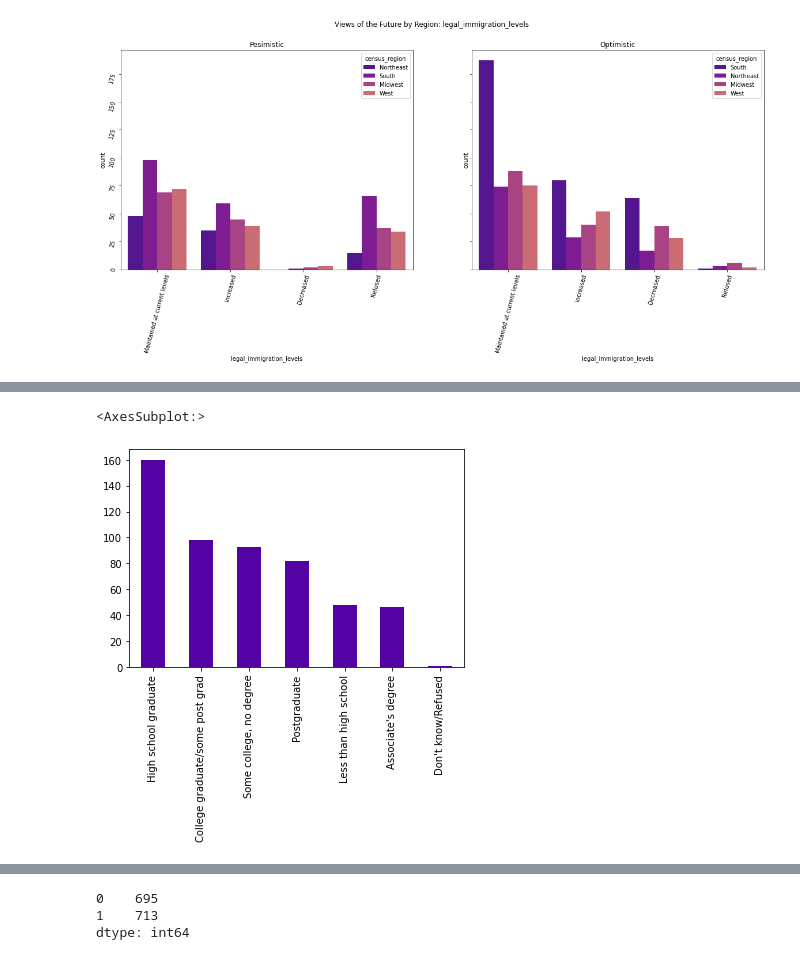
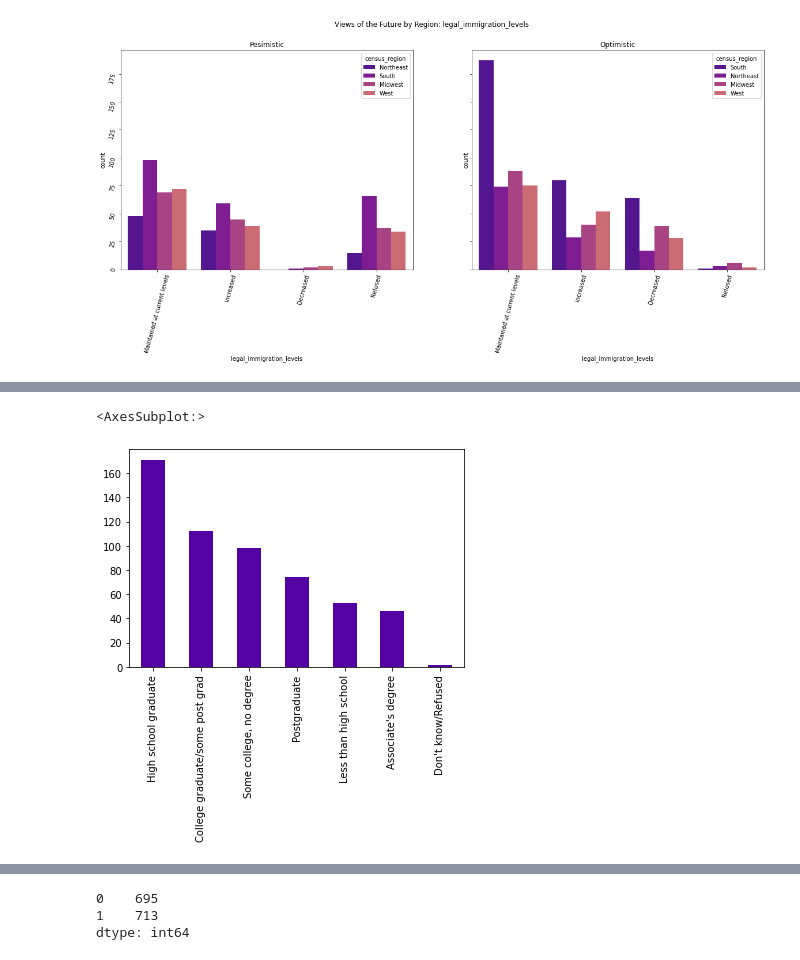
Before and after one commit to american-perspectives-capstone/american-attitudes, a Jupyter notebook: rough_notebooks/jasons_explore.ipynb, the cells around one changed output, grey strips where cells are left out. Cells and saved outputs as stored; diff of their text form; code cells hidden in the pictures.

```diff
--- a/rough_notebooks/jasons_explore.ipynb
+++ b/rough_notebooks/jasons_explore.ipynb
@@ -746,6 +786,6 @@ Name: census_region, dtype: int64
 # %%
-train_region[train_region.census_region=='South']['highest_education_six_categories'].value_counts().plot(kind='bar')
+train[train.census_region=='South']['highest_education_six_categories'].value_counts().plot(kind='bar')
 # %% [output]
 <AxesSubplot:>
-[figure, old version]
+[figure, new version]
 # %%
```
Also changed, not shown: parts of 63 cells of this notebook.
